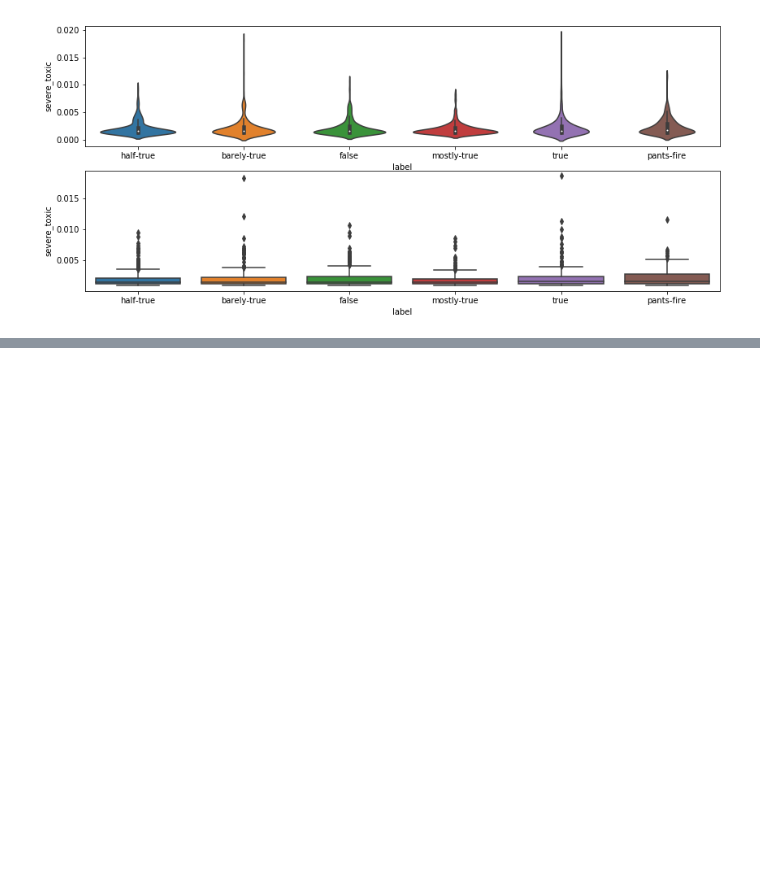
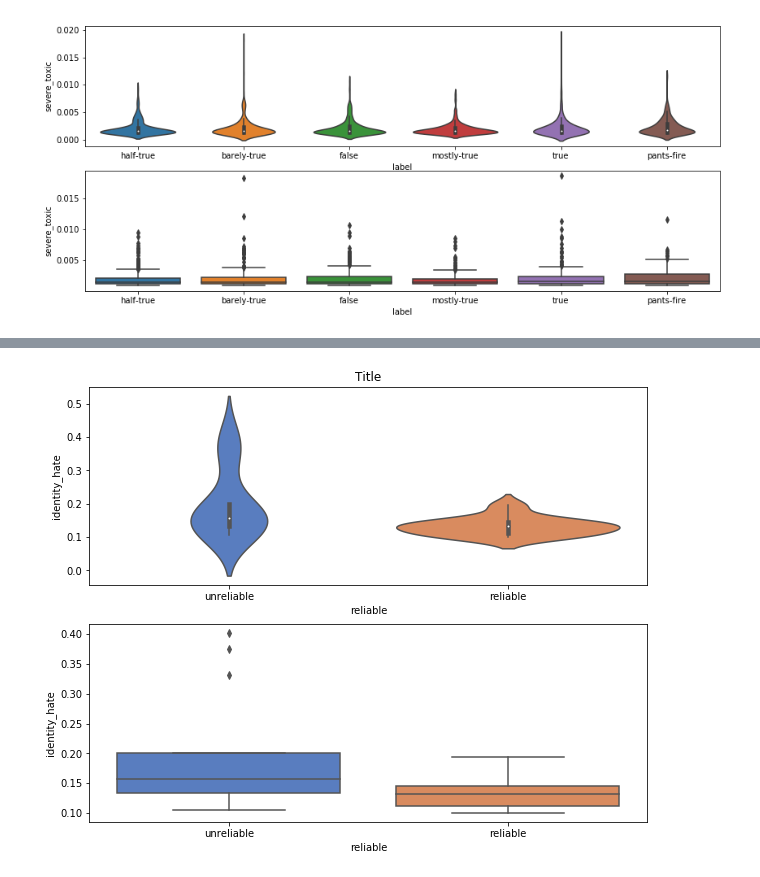
Before and after one commit to reneang17/deep-toxic-analysis, a Jupyter notebook: deep-fake-toxicity/convolutional_applied_tfn.ipynb, the cells around one changed output, grey strips where cells are left out. Saved outputs shown, nothing was run; the diff lists cells and outputs as text; code cells hidden in the pictures; blank space fills up the shorter version.

```diff
--- a/deep-fake-toxicity/convolutional_applied_tfn.ipynb
+++ b/deep-fake-toxicity/convolutional_applied_tfn.ipynb
@@ -662,4 +666,11 @@ testDataset= data.TabularDataset(path='./data/train_stance.json',
 # %%
+
+dataFields = {"statement": ("statement", TEXT)}
+
+testDataset= data.TabularDataset(path='./data/reliable-unreliable/train.json',
+                                            format='json',
+                                            fields=dataFields,
+                                            skip_header=False)
 test_iterator = torchtext.data.Iterator(testDataset, batch_size=64, device=device,
                                      sort=False, sort_within_batch=False,
                                      repeat=False,shuffle=False)
@@ -671,13 +682,14 @@ with torch.no_grad():
 
         torch.cuda.empty_cache()
 
-        text = batch.Headline
+        text = batch.statement
         predictions = model(text).squeeze(1)
         myPreds+=[torch.sigmoid(predictions).detach().numpy()]
 
         torch.cuda.empty_cache()
 myPreds = np.vstack(myPreds)
 # %%
-testDF = pd.read_csv("./data/train_stances.csv")
-for i, col in enumerate(["toxic", "severe_toxic", "obscene", "threat", "insult", "identity_hate"]):
-    testDF[col] = myPreds[:, i]
+tox_cols= ["toxic", "severe_toxic", "obscene", "threat", "insult", "identity_hate"]
+df = pd.read_csv("./data/reliable-unreliable/train_preprocessed.csv")
+for i, col in enumerate(tox_cols):
+    df[col] = myPreds[:, i]
@@ -744,0 +696,2 @@ ValueError: Length of values does not match length of index
+# %%
+df['reliable'] = df['label'].apply(lambda x: 'reliable' if x==0 else 'unreliable')
@@ -744,0 +710,21 @@ ValueError: Length of values does not match length of index
+# %%
+fig, ax = plt.subplots(nrows=2, ncols=1,figsize=(10, 8))
+axx=ax.flat
+
+th=0.1
+cat= 'identity_hate'
+
+_df = df[ (df[cat]>th)  ]
+
+g = sns.violinplot(y=cat,x= 'reliable' , data= _df, kind="box", ax=axx[0], palette="muted")
+
+g.set_title("Title")
+
+
+sns.catplot(y=cat,x= 'reliable' , data=_df, kind="box", ax=axx[1], palette="muted")
+
+
+g.set_title("Title")
+plt.close(2);
+# %% [output]
+[figure, added]
```
Also changed, not shown: parts of 19 cells of this notebook, 1 other file.
